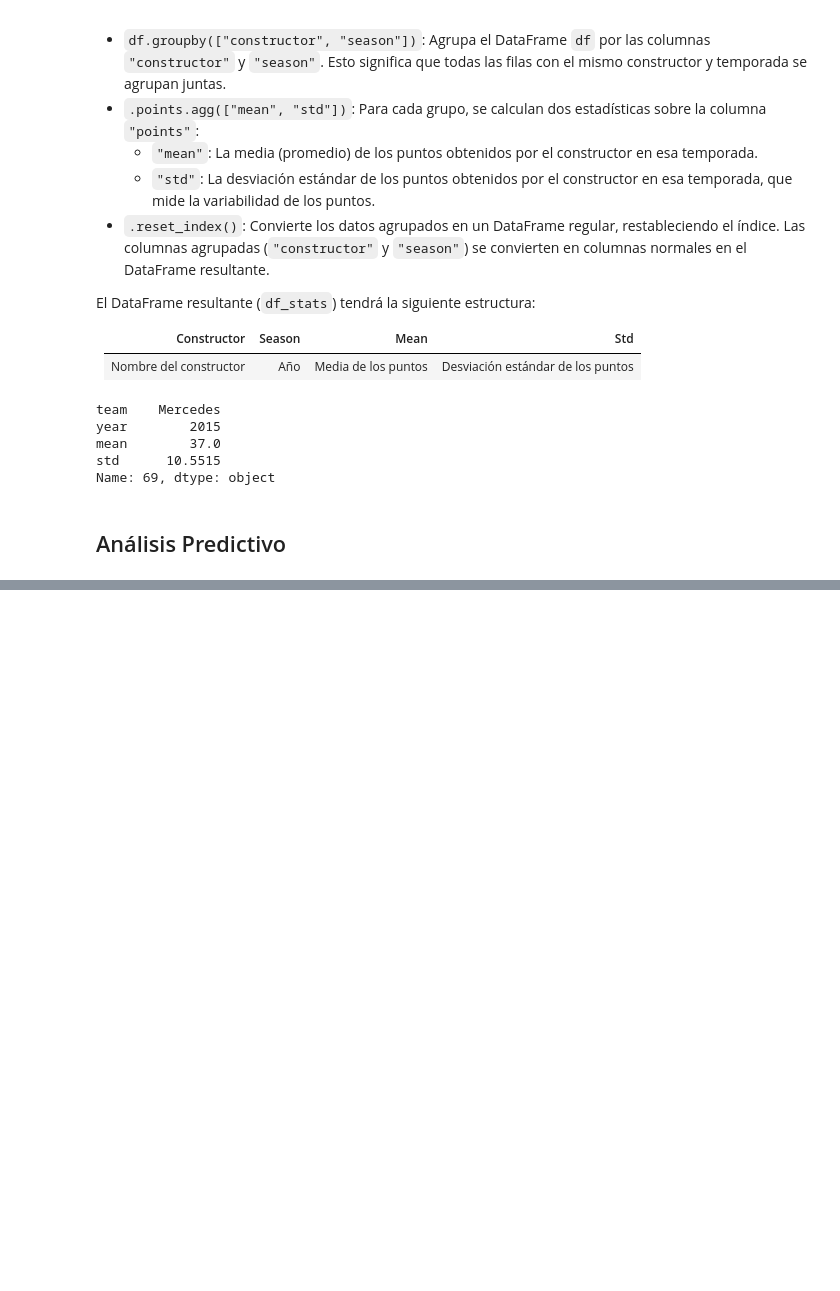
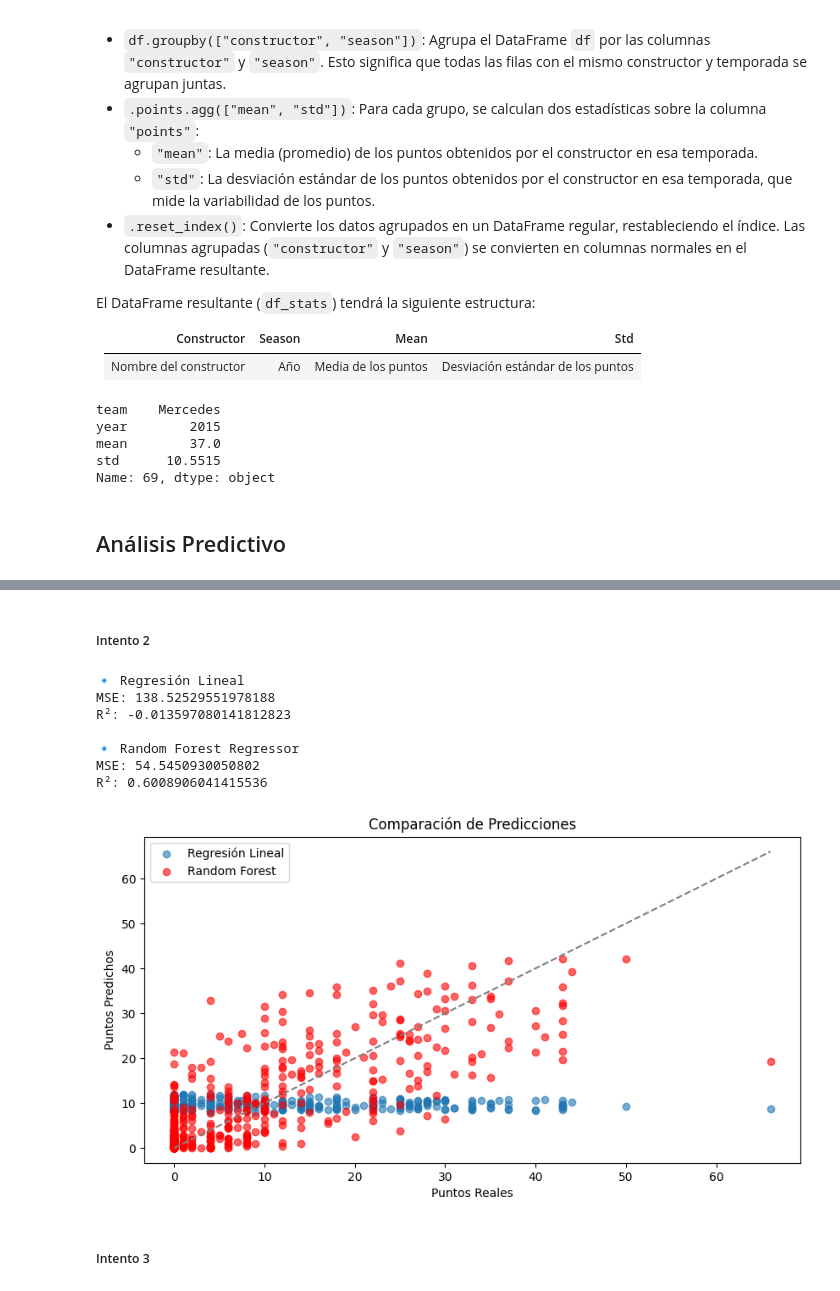
Before and after one commit to Jemartri44/f1-constructor-points, a Jupyter notebook: pipeline.ipynb, the cells around one changed output, grey strips where cells are left out. Cells and saved outputs as stored; diff of their text form; code cells hidden in the pictures; blank space fills up the shorter version.

Commit message:
Predictive analysis express!

```diff
--- a/pipeline.ipynb
+++ b/pipeline.ipynb
@@ -165,0 +179,6 @@ Name: 69, dtype: object
+# %%
+df = pd.read_csv('data/results/results_intermediate.csv')
+df = df.drop(columns=['constructorId', 'status', 'constructorResultsId'])
+df = df.reset_index(drop=True)
+df.to_csv('data/results/final_results_4_prediction.csv', index=False)
+df.head()
@@ -165,0 +320,73 @@ Name: 69, dtype: object
+# %% [markdown]
+##### Intento 2
+# %%
+import pandas as pd
+import numpy as np
+import matplotlib.pyplot as plt
+import seaborn as sns
+from sklearn.model_selection import train_test_split
+from sklearn.preprocessing import StandardScaler, LabelEncoder
+from sklearn.ensemble import RandomForestRegressor
+from sklearn.linear_model import LinearRegression
+from sklearn.metrics import mean_squared_error, r2_score
+
+# 🔹 Cargar el dataset
+df_stats = pd.read_csv('data/results/final_results_4_prediction.csv')
+
+# 🔹 Preprocesamiento
+# Codificar la variable categórica 'name' (equipo)
+le = LabelEncoder()
+df["name_encoded"] = le.fit_transform(df["name"])
+
+# Seleccionar variables predictoras y variable objetivo
+X = df[["raceId", "year", "name_encoded"]]
+y = df["points"]
+
+# 🔹 Dividir en conjunto de entrenamiento y prueba (80%-20%)
+X_train, X_test, y_train, y_test = train_test_split(X, y, test_size=0.2, random_state=42)
+
+# 🔹 Normalizar los datos (opcional pero recomendado para regresión lineal)
+scaler = StandardScaler()
+X_train_scaled = scaler.fit_transform(X_train)
+X_test_scaled = scaler.transform(X_test)
+
+# 🔹 Entrenar Regresión Lineal
+lr = LinearRegression()
+lr.fit(X_train_scaled, y_train)
+y_pred_lr = lr.predict(X_test_scaled)
+
+# 🔹 Entrenar Random Forest
+rf = RandomForestRegressor(n_estimators=300, max_depth=20, random_state=42)
+rf.fit(X_train, y_train)  # Nota: Random Forest no necesita escalado
+y_pred_rf = rf.predict(X_test)
+
+# 🔹 Evaluar los modelos
+print("🔹 Regresión Lineal")
+print("MSE:", mean_squared_error(y_test, y_pred_lr))
+print("R²:", r2_score(y_test, y_pred_lr))
+
+print("\n🔹 Random Forest Regressor")
+print("MSE:", mean_squared_error(y_test, y_pred_rf))
+print("R²:", r2_score(y_test, y_pred_rf))
+
+# 🔹 Visualizar Predicciones
+plt.figure(figsize=(10,5))
+plt.scatter(y_test, y_pred_lr, label="Regresión Lineal", alpha=0.6)
+plt.scatter(y_test, y_pred_rf, label="Random Forest", alpha=0.6, color="red")
+plt.plot([0, max(y_test)], [0, max(y_test)], linestyle="--", color="gray")  # Línea y=x
+plt.xlabel("Puntos Reales")
+plt.ylabel("Puntos Predichos")
+plt.legend()
+plt.title("Comparación de Predicciones")
+plt.show()
+# %% [output]
+🔹 Regresión Lineal
+MSE: 138.52529551978188
+R²: -0.013597080141812823
+
+🔹 Random Forest Regressor
+MSE: 54.5450930050802
+R²: 0.6008906041415536
+[figure, added]
+# %% [markdown]
+##### Intento 3
```
Also changed, not shown: parts of 38 cells of this notebook, 1 other file.
